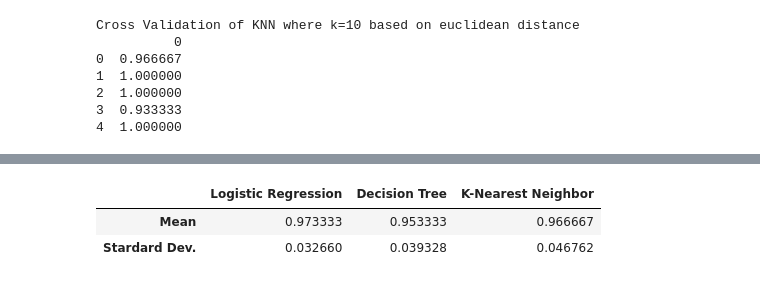
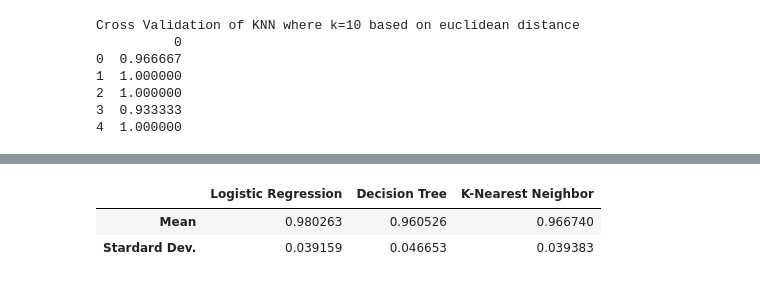
Before and after one commit to lgmueller/enpm808L, a Jupyter notebook: hw5/comparison.ipynb, the cells around one changed output, grey strips where cells are left out. Drawn from its saved outputs; the diff is of its cells as text; code cells hidden in the pictures.

```diff
--- a/hw5/comparison.ipynb
+++ b/hw5/comparison.ipynb
@@ -190,6 +190,6 @@ Stardard Dev.             0.038710       0.047901            0.046163
 # %%
-cross_val(numfolds=6)
+cross_val(numfolds=8)
 # %% [output]
 |  | Logistic Regression | Decision Tree | K-Nearest Neighbor |
-| Mean | 0.973333 | 0.953333 | 0.966667 |
-| Stardard Dev. | 0.032660 | 0.039328 | 0.046762 |
+| Mean | 0.980263 | 0.960526 | 0.966740 |
+| Stardard Dev. | 0.039159 | 0.046653 | 0.039383 |
```
Also changed, not shown: parts of 4 cells of this notebook, 9 other files.
